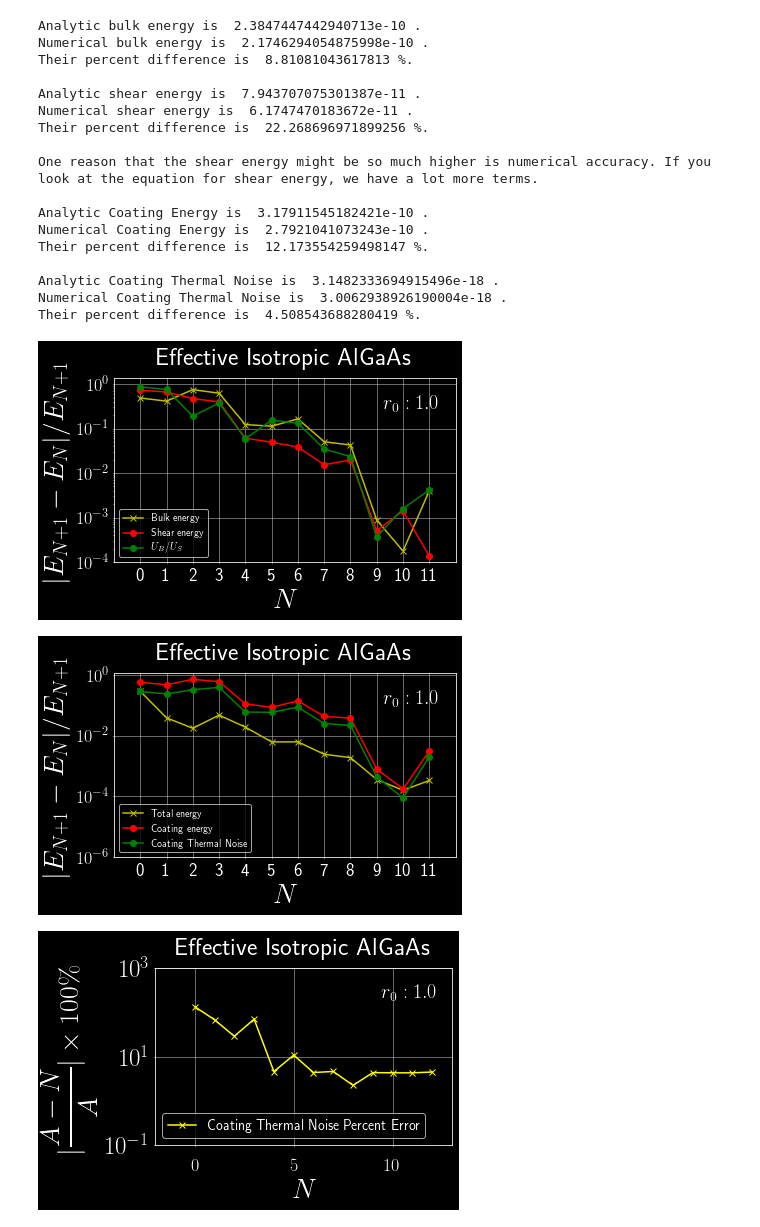
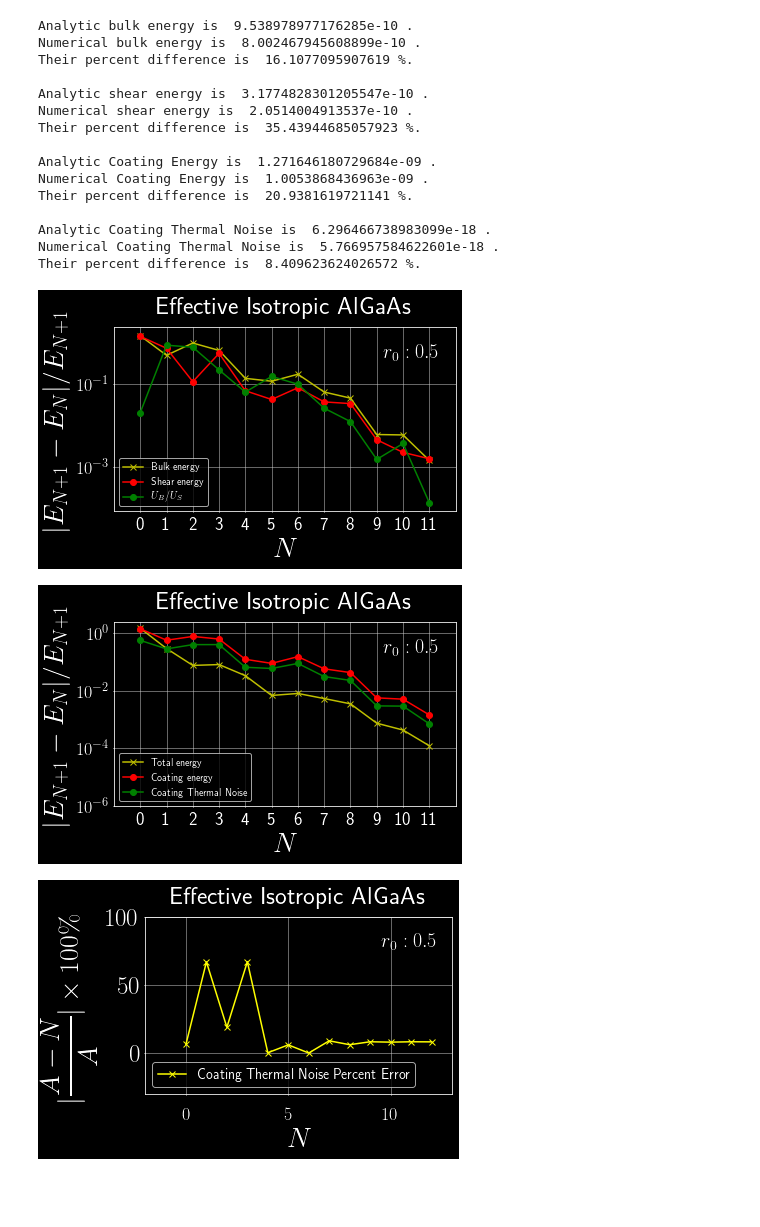
Before and after one commit to GitSamm/Scripts, a Jupyter notebook: ThermalNoiseScripts/CoatingSpecificScripts/IsoAlGaAs_Multiple_Loss_Angles/Isotropic_AlGaAs_MultipleLossAngles_Convergence.ipynb, the cells around one changed output. Drawn from its saved outputs; the diff is of its cells as text; code cells hidden in the pictures; blank space fills up the shorter version.

```diff
--- a/ThermalNoiseScripts/CoatingSpecificScripts/IsoAlGaAs_Multiple_Loss_Angles/Isotropic_AlGaAs_MultipleLossAngles_Convergence.ipynb
+++ b/ThermalNoiseScripts/CoatingSpecificScripts/IsoAlGaAs_Multiple_Loss_Angles/Isotropic_AlGaAs_MultipleLossAngles_Convergence.ipynb
@@ -14,5 +18,5 @@ plt.style.use('dark_background')
 # %%
-r_0_multiplier = 1.0
+r_0_multiplier = 0.50
 r_0 = 152.3108006676e-6 * r_0_multiplier
 kB = 1.3806488e-23
 # Temperature used and defined in the code
@@ -107,6 +111,17 @@ print(analytic_coating_thermal_noise)
 # Percent Difference, with a being the analytic solution
 def PercentDifference(a, b):
     return(100 * np.abs(a-b)/a)
+
+Errors = open("Errors.txt", "w+")
+
+BulkEnergy_Errors_text = ("Analytic bulk energy is " + str(bulk_energy_analytic) + ".\nNumerical bulk energy is " +  str(bulkEnergyNumerical) + ".\nTheir percent difference is " + str(PercentDifference(bulk_energy_analytic, bulkEnergyNumerical)) + " %.\n")
+
+ShearEnergy_Errors_text = ("Analytic shear energy is " + str(shear_energy_analytic) + ".\nNumerical shear energy is " + str(shearEnergyNumerical) + ".\nTheir percent difference is " + str(PercentDifference(shear_energy_analytic, shearEnergyNumerical)) + " %.\n")
+
+CoatingEnergy_Errors_text = ("Analytic Coating Energy is " + str(analytic_coating_energy) + ".\nNumerical Coating Energy is " + str(CoatEnergyNumerical) + ".\nTheir percent difference is " + str(PercentDifference(analytic_coating_energy, CoatEnergyNumerical)) + " %.\n")
+
+CoatingThermalNoise_Errors_text = ("Analytic Coating Thermal Noise is " + str(analytic_coating_thermal_noise) + ".\nNumerical Coating Thermal Noise is " + str(CoatThermalNoiseNumerical) + ".\nTheir percent difference is " +  str(PercentDifference(analytic_coating_thermal_noise, CoatThermalNoiseNumerical)) + " %.")
+
 
 print("Analytic bulk energy is ", bulk_energy_analytic, ".")
 print("Numerical bulk energy is ", bulkEnergyNumerical, ".")
@@ -115,7 +130,6 @@ print("Their percent difference is ", PercentDifference(bulk_energy_analytic, bu
 print("Analytic shear energy is ", shear_energy_analytic, ".")
 print("Numerical shear energy is ", shearEnergyNumerical, ".")
 print("Their percent difference is ", PercentDifference(shear_energy_analytic, shearEnergyNumerical), "%.\n")
-print("One reason that the shear energy might be so much higher is numerical accuracy. If you look at the equation for shear energy, we have a lot more terms.\n")
 
 print("Analytic Coating Energy is ", analytic_coating_energy, ".")
 print("Numerical Coating Energy is ", CoatEnergyNumerical, ".")
@@ -124,24 +138,25 @@ print("Their percent difference is ", PercentDifference(analytic_coating_energy,
 print("Analytic Coating Thermal Noise is ", analytic_coating_thermal_noise, ".")
 print("Numerical Coating Thermal Noise is ", CoatThermalNoiseNumerical, ".")
 print("Their percent difference is ", PercentDifference(analytic_coating_thermal_noise, CoatThermalNoiseNumerical), "%.")
+
+Errors.write(BulkEnergy_Errors_text + "\n" + ShearEnergy_Errors_text + "\n" + CoatingEnergy_Errors_text + "\n" + CoatingThermalNoise_Errors_text)
+Errors.close()
 # %% [output]
-Analytic bulk energy is  2.3847447442940713e-10 .
-Numerical bulk energy is  2.1746294054875998e-10 .
-Their percent difference is  8.81081043617813 %.
+Analytic bulk energy is  9.538978977176285e-10 .
+Numerical bulk energy is  8.002467945608899e-10 .
+Their percent difference is  16.1077095907619 %.
 
-Analytic shear energy is  7.943707075301387e-11 .
-Numerical shear energy is  6.1747470183672e-11 .
-Their percent difference is  22.268696971899256 %.
+Analytic shear energy is  3.1774828301205547e-10 .
+Numerical shear energy is  2.0514004913537e-10 .
+Their percent difference is  35.43944685057923 %.
 
-One reason that the shear energy might be so much higher is numerical accuracy. If you look at the equation for shear energy, we have a lot more terms.
+Analytic Coating Energy is  1.271646180729684e-09 .
+Numerical Coating Energy is  1.0053868436963e-09 .
+Their percent difference is  20.9381619721141 %.
 
-Analytic Coating Energy is  3.17911545182421e-10 .
-Numerical Coating Energy is  2.7921041073243e-10 .
-Their percent difference is  12.173554259498147 %.
-
-Analytic Coating Thermal Noise is  3.1482333694915496e-18 .
-Numerical Coating Thermal Noise is  3.0062938926190004e-18 .
-Their percent difference is  4.508543688280419 %.
+Analytic Coating Thermal Noise is  6.296466738983099e-18 .
+Numerical Coating Thermal Noise is  5.766957584622601e-18 .
+Their percent difference is  8.409623624026572 %.
 # %%
 # Now that we have seen that our results are close to the analytic solution, we can begin to plot the data. This plot shows how the total/coating energy converge with resolution.
 
@@ -204,7 +219,7 @@ ax.set_ylabel('$|E_{N+1} - E_{N}|/ E_{N+1}$ ', fontsize=myAxisLabelSize_1)
 ax.set_yscale('log')
 
 ax.set_xlim([-1,12])
-ax.set_ylim([1e-4,0])
+#ax.set_ylim([1e-3,0])
 
 
 ax.tick_params(axis='x', labelsize=myTickLabelSize_1, pad=5, length=1)
@@ -234,11 +249,10 @@ fig.tight_layout()
 
 plt.savefig('BulkandShearEnergyConvergence.png')
 
-pdf = PdfPages('BulkandShearEnergyConvergence.pdf')
+pdf = PdfPages('EnergyConvergence.pdf')
 pdf.savefig()
-pdf.close()
 # %% [output]
-[figure, old version]
+[figure, new version]
 # %%
 
 
@@ -282,12 +296,9 @@ ax_1.annotate(txt_coating_energy_convergence, xy=(12, .5),
 fig_1.tight_layout()
 
 plt.savefig('TotalAndCoatingEnergyConvergence.png')
-
-pdf_1 = PdfPages('TotalAndCoatingEnergyConvergence.pdf')
-pdf_1.savefig()
-pdf_1.close()
+pdf.savefig()
 # %% [output]
-[figure, old version]
+[figure, new version]
 # %%
 # What we can see now is that the coating energy is not converging.
 
@@ -305,36 +316,35 @@ coatThermalNoiseDiff_Analytic = 100 * (coatThermalNoiseDiff_Analytic/analytic_co
 fig_2 = plt.gcf()
 ax_2 = plt.gca()
 
 ax_2.plot(data[:,0], coatThermalNoiseDiff_Analytic, marker='x', label='Coating Thermal Noise Percent Error', color='yellow')
 
 ax_2.set_xlim([-2,13])
-ax_2.set_ylim([1e-1,1e3])
+ax_2.set_ylim([-30, 100])
 
-ax_2.set_yscale('log')
+#ax_2.set_yscale('log')
 
 ax_2.set_xlabel('$N$', fontsize=myAxisLabelSize_1)
 ax_2.set_ylabel(r'$|\displaystyle\frac{A-N}{A}| \times 100\%$', fontsize=myAxisLabelSize_1)
 
 ax_2.tick_params(axis='x', labelsize=myTickLabelSize_1, pad=12, length=1)
 ax_2.tick_params(which='minor', length=1)
 ax_2.tick_params(axis='y', labelsize=25, length=1)
 
 ax_2.grid(b=True, which='major', color=gridcolor_1, linestyle='solid', linewidth=gridwidth_1)
 
 ax_2.legend(loc='lower left', fontsize=14)
 ax_2.set_title('Effective Isotropic AlGaAs', fontsize=myTitleSize_1, color='w', y=1.04)
 
 txt_percent_error = r'$r_0 : {}$'.format(r_0_multiplier)
 ax_2.annotate(txt_percent_error, xy=(12, .5),
             xytext=(.95, 0.895), textcoords='axes fraction',
             horizontalalignment='right', verticalalignment='top', size=20)
 
 fig_2.tight_layout()
 
 plt.savefig('CoatingThermalNoisePercentDifference.png')
 
-pdf_2 = PdfPages('CoatingThermalNoisePercentDifference.pdf')
-pdf_2.savefig()
-pdf_2.close()
+pdf.savefig()
+pdf.close()
 # %% [output]
-[figure, old version]
+[figure, new version]
```
Also changed, not shown: parts of 5 cells of this notebook, 12 other files.
